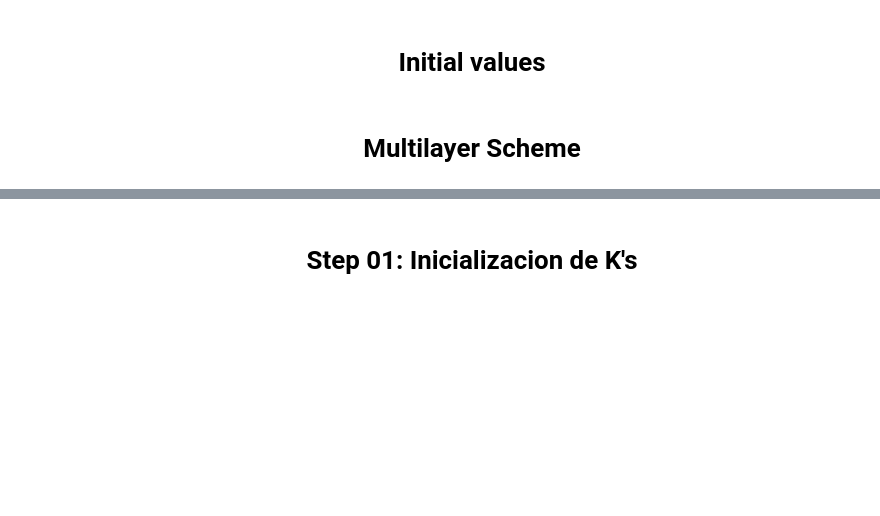
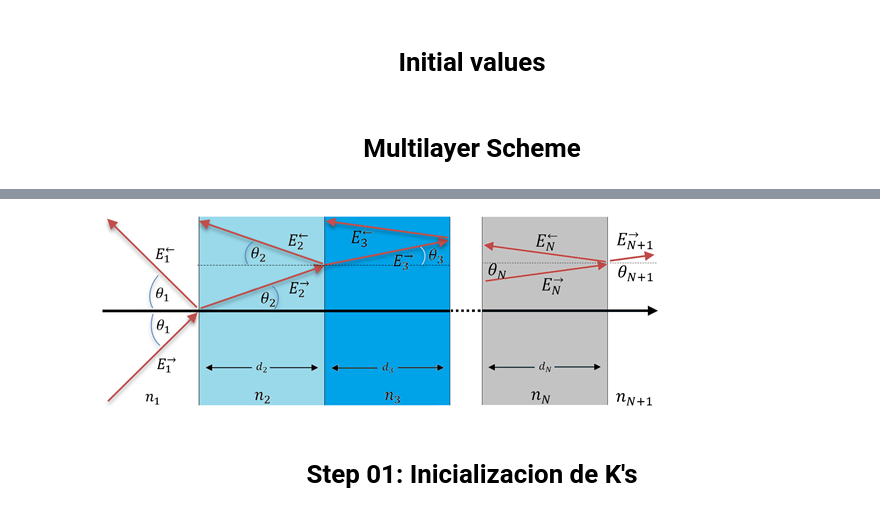
Before and after one commit to mojv/owlmPy, a Jupyter notebook: owlmPy/owlmp_illustration.ipynb, the cells around one changed output, grey strips where cells are left out. Saved outputs shown, nothing was run; the diff lists cells and outputs as text; code cells hidden in the pictures; blank space fills up the shorter version.

```diff
--- a/owlmPy/owlmp_illustration.ipynb
+++ b/owlmPy/owlmp_illustration.ipynb
@@ -20,3 +18,8 @@ thetas[0]=theta1*np.pi/180
+# %%
+from IPython.display import Image
+Image("multilayer_scheme.png")
+# %% [output]
+[figure, added]
 # %% [markdown]
 <h1><center>Step 01: Inicializacion de K's </center></h1>
 # %% [markdown]
```
Also changed, not shown: parts of 2 cells of this notebook, 1 other file.
